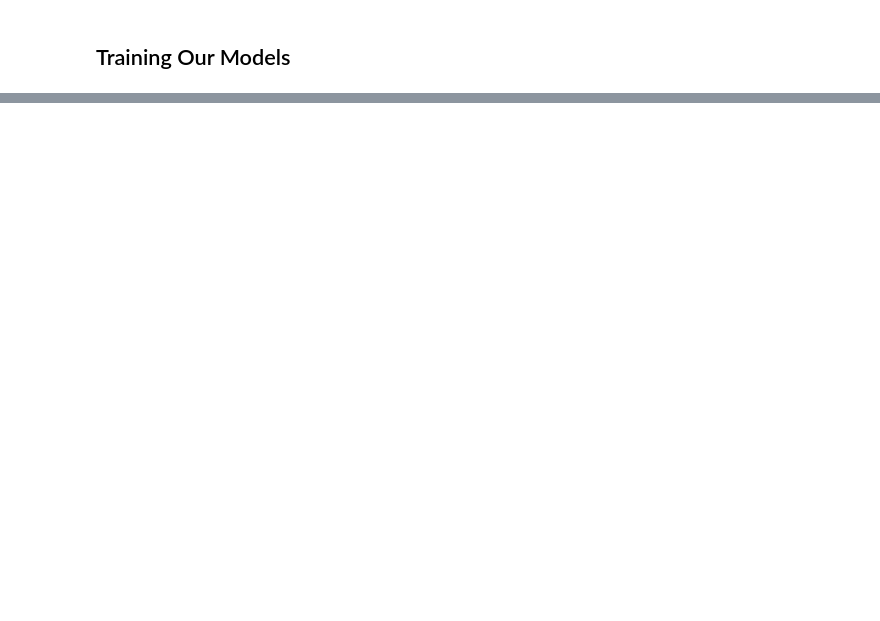
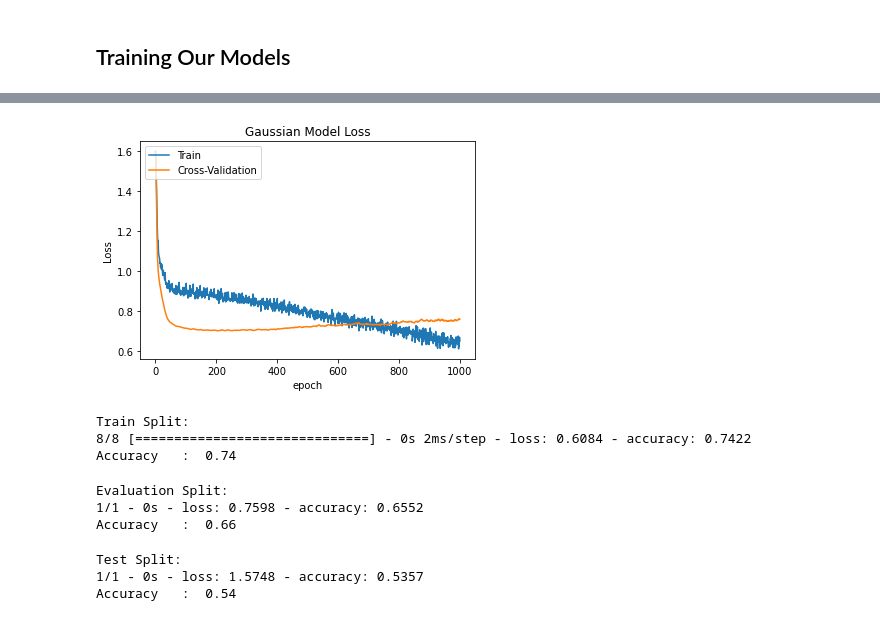
Before and after one commit to Meivenkatkumar/ensembledetection, a Jupyter notebook: ann/ann.ipynb, the cells around one changed output, grey strips where cells are left out. Drawn from its saved outputs; the diff is of its cells as text; code cells hidden in the pictures; blank space fills up the shorter version.

```diff
--- a/ann/ann.ipynb
+++ b/ann/ann.ipynb
@@ -449,0 +524,37 @@ array([[13,  1,  1,  2,  0],
+# %%
+plt.plot(history.history['loss'])
+plt.plot(history.history['val_loss'])
+plt.title('Gaussian Model Loss')
+plt.ylabel('Loss')
+plt.xlabel('epoch')
+plt.legend(['Train', 'Cross-Validation'], loc='upper left')
+plt.show()
+# %% [output]
+[figure, added]
+# %%
+print('Train Split: ')
+loss, accuracy = gaussian_model.evaluate(x_train, y_train, verbose=1)
+
+print("Accuracy   : {:5.2f} ".format(accuracy))
+# %% [output]
+Train Split:
+8/8 [==============================] - 0s 2ms/step - loss: 0.6084 - accuracy: 0.7422
+Accuracy   :  0.74
+# %%
+print('Evaluation Split: ')
+loss, accuracy =  gaussian_model.evaluate(x_valid, y_valid, verbose=2)
+
+print("Accuracy   : {:5.2f} ".format(accuracy))
+# %% [output]
+Evaluation Split:
+1/1 - 0s - loss: 0.7598 - accuracy: 0.6552
+Accuracy   :  0.66
+# %%
+print('Test Split: ')
+loss, accuracy =  gaussian_model.evaluate(x_test, y_test, verbose=2)
+
+print("Accuracy   : {:5.2f}".format(accuracy))
+# %% [output]
+Test Split:
+1/1 - 0s - loss: 1.5748 - accuracy: 0.5357
+Accuracy   :  0.54
```
Also changed, not shown: parts of 20 cells of this notebook.
